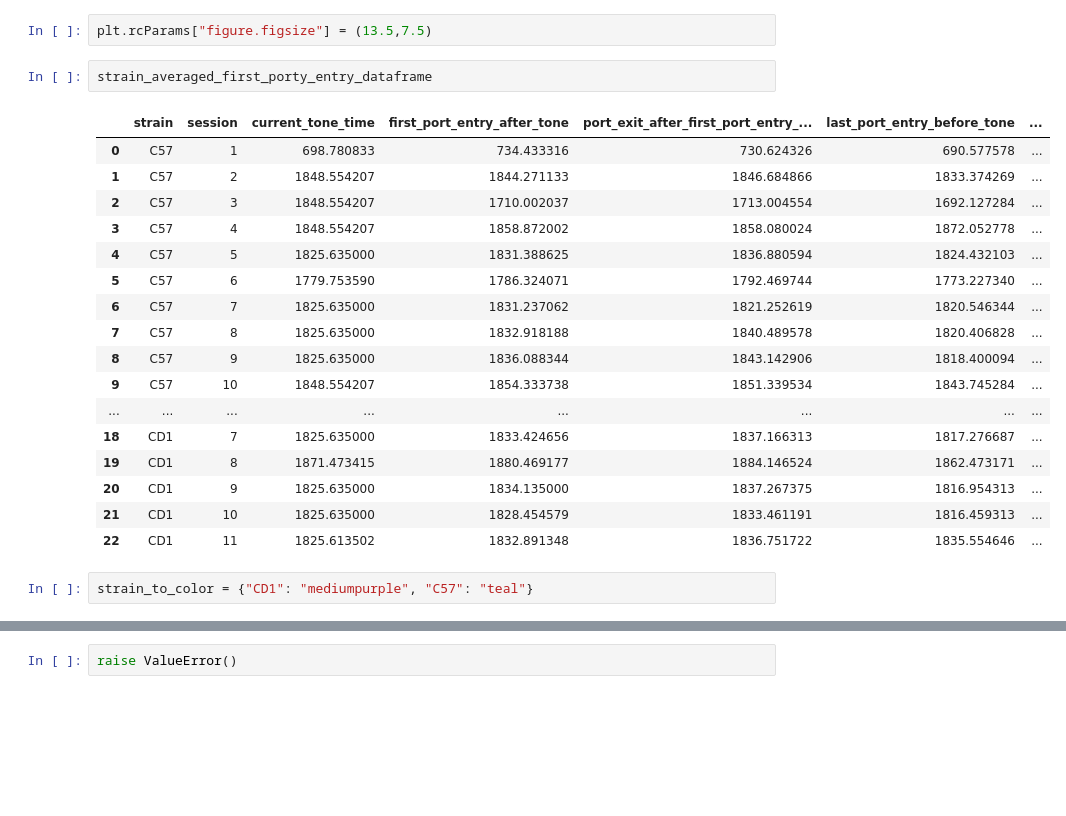
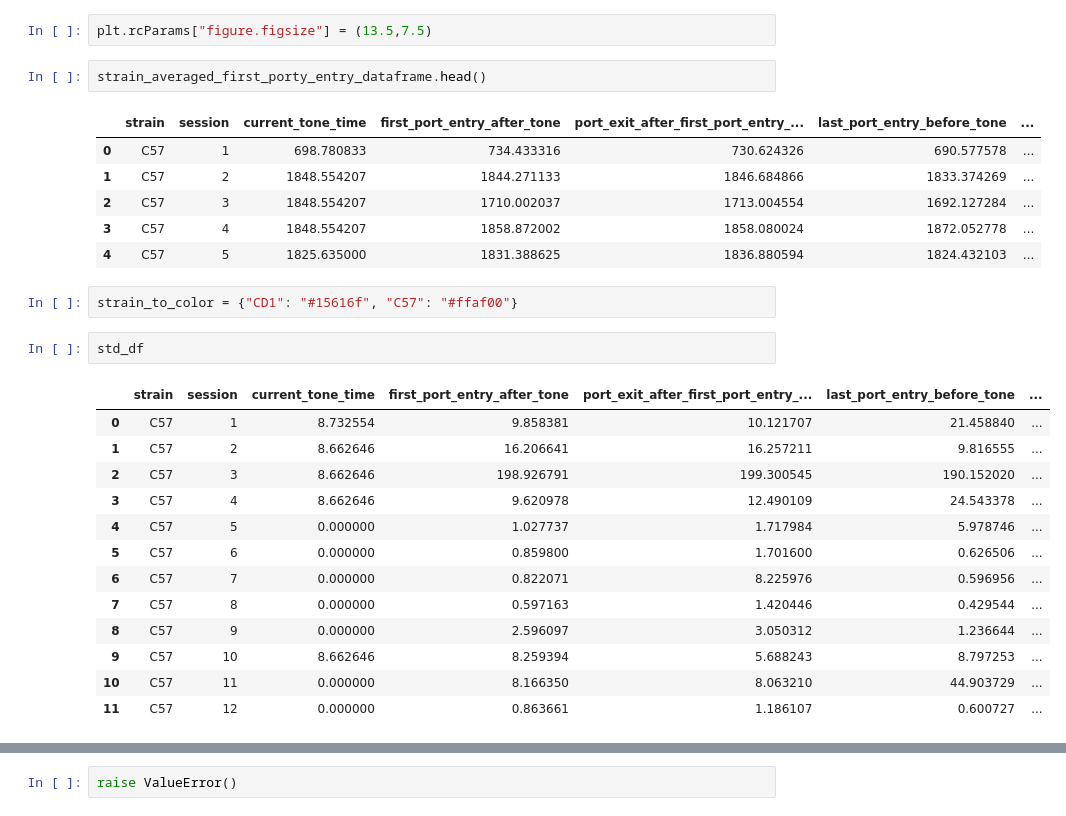
Before and after one commit to padillacoreanolab/behavioral_dataframe_processing, a Jupyter notebook: results/2022_10_12_pilot_1_2_3_reward_training/pilot_1/02_calculating_latencies.ipynb, the cells around one changed output, grey strips where cells are left out. Cells and saved outputs as stored; diff of their text form; blank space fills up the shorter version.

```diff
--- a/results/2022_10_12_pilot_1_2_3_reward_training/pilot_1/02_calculating_latencies.ipynb
+++ b/results/2022_10_12_pilot_1_2_3_reward_training/pilot_1/02_calculating_latencies.ipynb
@@ -1059,7 +1110,7 @@ os.makedirs(per_strain_output_directory, exist_ok=True)
 # %%
 plt.rcParams["figure.figsize"] = (13.5,7.5)
 # %%
-strain_averaged_first_porty_entry_dataframe
+strain_averaged_first_porty_entry_dataframe.head()
 # %% [output]
 |  | strain | session | current_tone_time | first_port_entry_after_tone | port_exit_after_first_port_entry_... | last_port_entry_before_tone | ... |
 | 0 | C57 | 1 | 698.780833 | 734.433316 | 730.624326 | 690.577578 | ... |
@@ -1067,16 +1118,21 @@ strain_averaged_first_porty_entry_dataframe
 | 2 | C57 | 3 | 1848.554207 | 1710.002037 | 1713.004554 | 1692.127284 | ... |
 | 3 | C57 | 4 | 1848.554207 | 1858.872002 | 1858.080024 | 1872.052778 | ... |
 | 4 | C57 | 5 | 1825.635000 | 1831.388625 | 1836.880594 | 1824.432103 | ... |
-| 5 | C57 | 6 | 1779.753590 | 1786.324071 | 1792.469744 | 1773.227340 | ... |
-| 6 | C57 | 7 | 1825.635000 | 1831.237062 | 1821.252619 | 1820.546344 | ... |
-| 7 | C57 | 8 | 1825.635000 | 1832.918188 | 1840.489578 | 1820.406828 | ... |
-| 8 | C57 | 9 | 1825.635000 | 1836.088344 | 1843.142906 | 1818.400094 | ... |
-| 9 | C57 | 10 | 1848.554207 | 1854.333738 | 1851.339534 | 1843.745284 | ... |
-| ... | ... | ... | ... | ... | ... | ... | ... |
-| 18 | CD1 | 7 | 1825.635000 | 1833.424656 | 1837.166313 | 1817.276687 | ... |
-| 19 | CD1 | 8 | 1871.473415 | 1880.469177 | 1884.146524 | 1862.473171 | ... |
-| 20 | CD1 | 9 | 1825.635000 | 1834.135000 | 1837.267375 | 1816.954313 | ... |
-| 21 | CD1 | 10 | 1825.635000 | 1828.454579 | 1833.461191 | 1816.459313 | ... |
-| 22 | CD1 | 11 | 1825.613502 | 1832.891348 | 1836.751722 | 1835.554646 | ... |
 # %%
-strain_to_color = {"CD1": "mediumpurple", "C57": "teal"}
+strain_to_color = {"CD1": "#15616f", "C57": "#ffaf00"}
+# %%
+std_df
+# %% [output]
+|  | strain | session | current_tone_time | first_port_entry_after_tone | port_exit_after_first_port_entry_... | last_port_entry_before_tone | ... |
+| 0 | C57 | 1 | 8.732554 | 9.858381 | 10.121707 | 21.458840 | ... |
+| 1 | C57 | 2 | 8.662646 | 16.206641 | 16.257211 | 9.816555 | ... |
+| 2 | C57 | 3 | 8.662646 | 198.926791 | 199.300545 | 190.152020 | ... |
+| 3 | C57 | 4 | 8.662646 | 9.620978 | 12.490109 | 24.543378 | ... |
+| 4 | C57 | 5 | 0.000000 | 1.027737 | 1.717984 | 5.978746 | ... |
+| 5 | C57 | 6 | 0.000000 | 0.859800 | 1.701600 | 0.626506 | ... |
+| 6 | C57 | 7 | 0.000000 | 0.822071 | 8.225976 | 0.596956 | ... |
+| 7 | C57 | 8 | 0.000000 | 0.597163 | 1.420446 | 0.429544 | ... |
+| 8 | C57 | 9 | 0.000000 | 2.596097 | 3.050312 | 1.236644 | ... |
+| 9 | C57 | 10 | 8.662646 | 8.259394 | 5.688243 | 8.797253 | ... |
+| 10 | C57 | 11 | 0.000000 | 8.166350 | 8.063210 | 44.903729 | ... |
+| 11 | C57 | 12 | 0.000000 | 0.863661 | 1.186107 | 0.600727 | ... |
```
Also changed, not shown: parts of 18 cells of this notebook, 1 other file.
